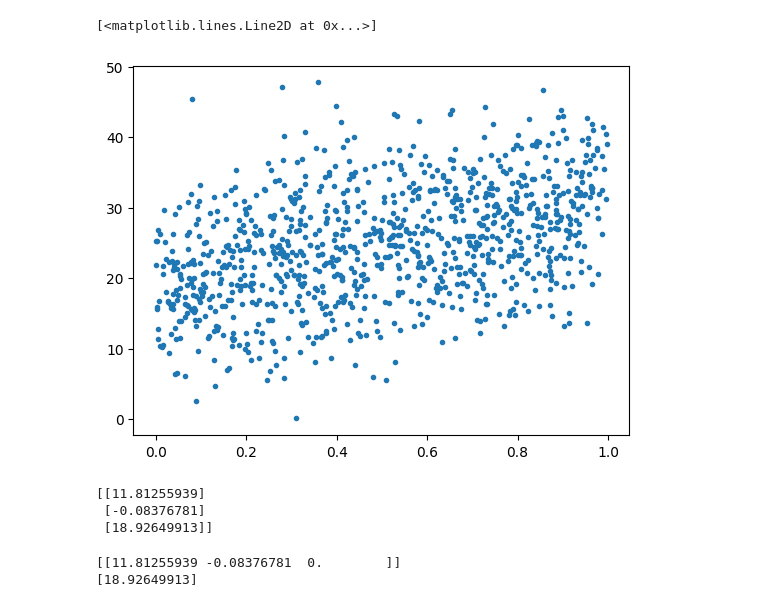
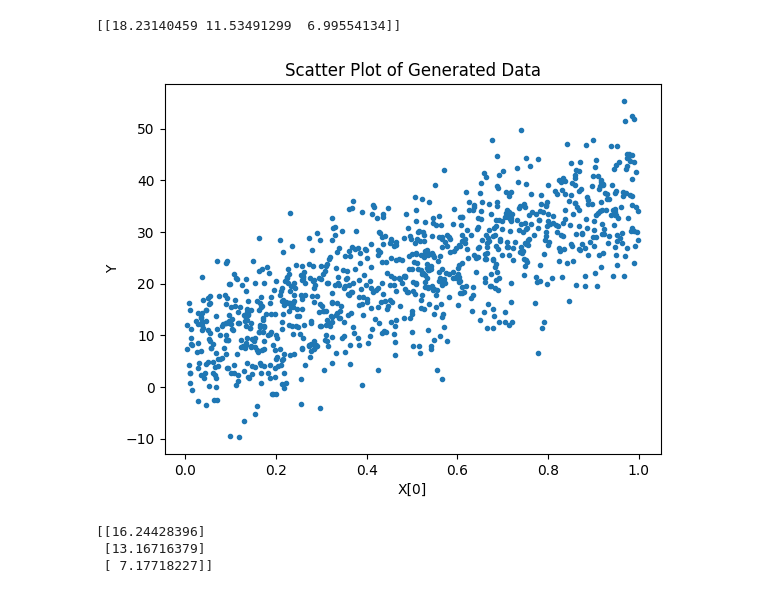
Before and after one commit to Andresmahu/C1-Darkseid-RegresionLineal, a Jupyter notebook: C1-Darkseid-RegresionLineal.ipynb, the cells around one changed output. Drawn from its saved outputs; the diff is of its cells as text; code cells hidden in the pictures.

```diff
--- a/C1-Darkseid-RegresionLineal.ipynb
+++ b/C1-Darkseid-RegresionLineal.ipynb
@@ -23,6 +106,0 @@ def CreatePointsMD(n_variables,n_samples,std):
-# %%
-X,Y=CreatePointsMD(2,1000,7.5)
-plt.plot(X[:,0],Y,'.')
-# %% [output]
-[<matplotlib.lines.Line2D at 0x...>]
-[figure, removed]
@@ -35,0 +107,48 @@ def ShowTendency(X,Y,Y_pred):
+# %%
+def CreatePointsMD(n_variables, n_samples, std):
+    """
+    Generate multidimensional data points with added noise.
+
+    Parameters:
+    ----------
+    n_variables : int
+        The number of variables (features) for each sample.
+    n_samples : int
+        The number of samples to generate.
+    std : float
+        The standard deviation of the Gaussian noise added to the Y values.
+
+    Returns:
+    -------
+    X_ : numpy.ndarray
+        A 2D array of shape (n_samples, n_variables + 1), where the first
+        n_variables columns contain the generated random features, and the last
+        column contains ones.
+    Y : numpy.ndarray
+        A 2D array of shape (n_samples, 1) containing the Y values, which are
+        generated based on a random linear relationship with the features and
+        added Gaussian noise with the specified standard deviation.
+    """
+    X = np.random.rand(n_samples, n_variables)
+    X=np.sort(X,axis=0)
+    X_ = np.ones([n_samples, n_variables+1])
+    X_[:, :n_variables] = X
+    beta = np.random.rand(1,n_variables+1)*20
+    print(beta)
+    Y = beta@X_.T + np.random.normal(0, std, size = [1, n_samples])
+    return (X_,Y.T)
+# %%
+# Generar puntos 2D con ruido utilizando la función CreatePointsMD
+X, Y = CreatePointsMD(2, 1000, 7.5)
+
+# Crear un gráfico de dispersión (scatter plot) utilizando los primeros dos
+#atributos de X y los valores de Y
+
+plt.plot(X[:, 0], Y, '.')  # X[:, 0] representa la primera columna de X
+plt.xlabel("X[0]")  # Etiqueta del eje X
+plt.ylabel("Y")      # Etiqueta del eje Y
+plt.title("Scatter Plot of Generated Data")  # Título del gráfico
+plt.show()  # Mostrar el gráfico
+# %% [output]
+[[18.23140459 11.53491299  6.99554134]]
+[figure, added]
@@ -53,7 +251,7 @@ def LinearRegressionMD(X,Y):
 # %%
-Beta=LinearRegressionMD(x_train,y_train)
+Beta=LinearRegressionMD(X,Y)
 print(Beta)
 # %% [output]
-[[11.81255939]
- [-0.08376781]
- [18.92649913]]
+[[16.24428396]
+ [13.16716379]
+ [ 7.17718227]]
@@ -66,6 +257,0 @@ intercepto_sklearn = model.intercept_
-# %%
-print(pendientes_sklearn)
-print(intercepto_sklearn)
-# %% [output]
-[[11.81255939 -0.08376781  0.        ]]
-[18.92649913]
```
Also changed, not shown: parts of 33 cells of this notebook.
